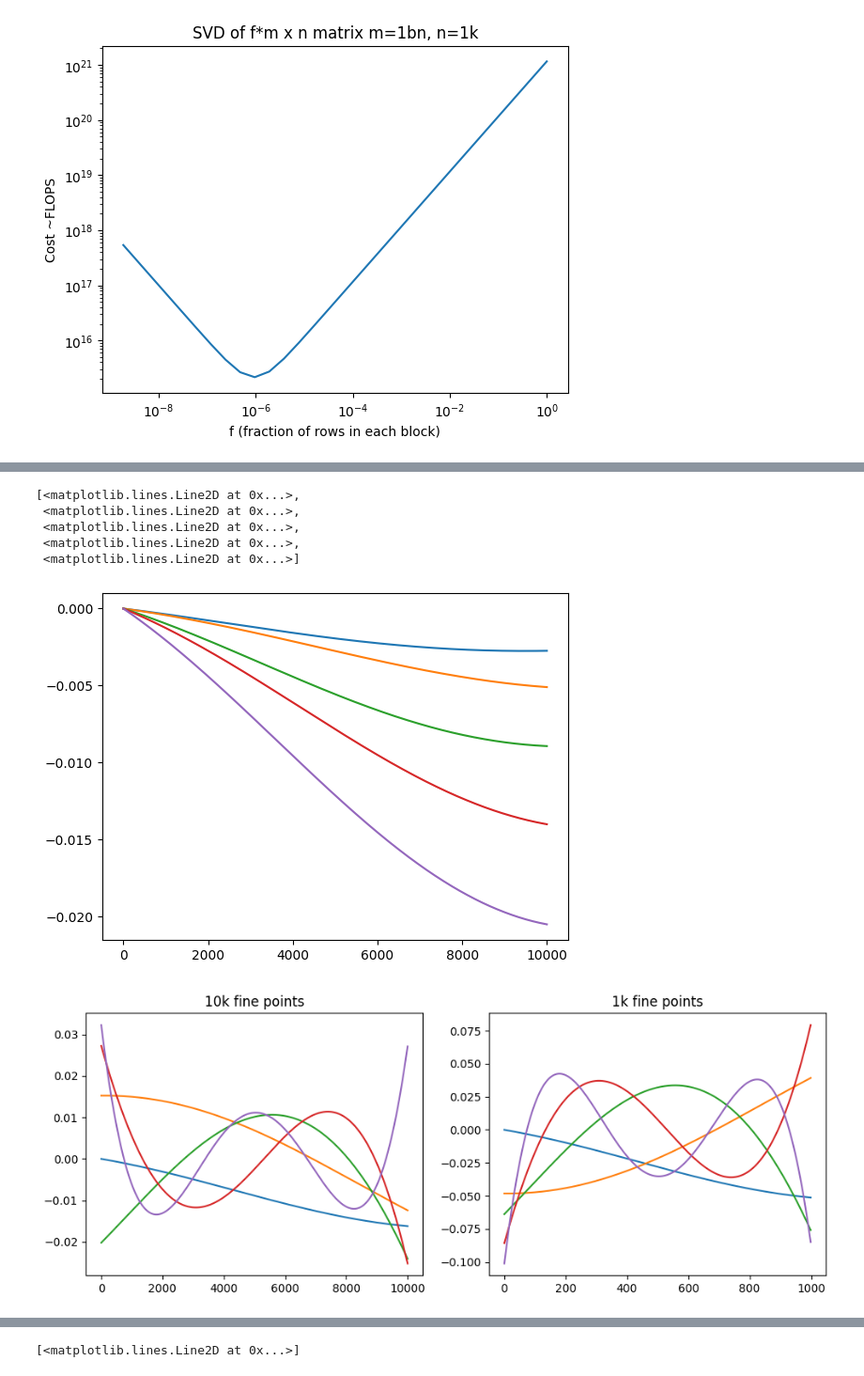
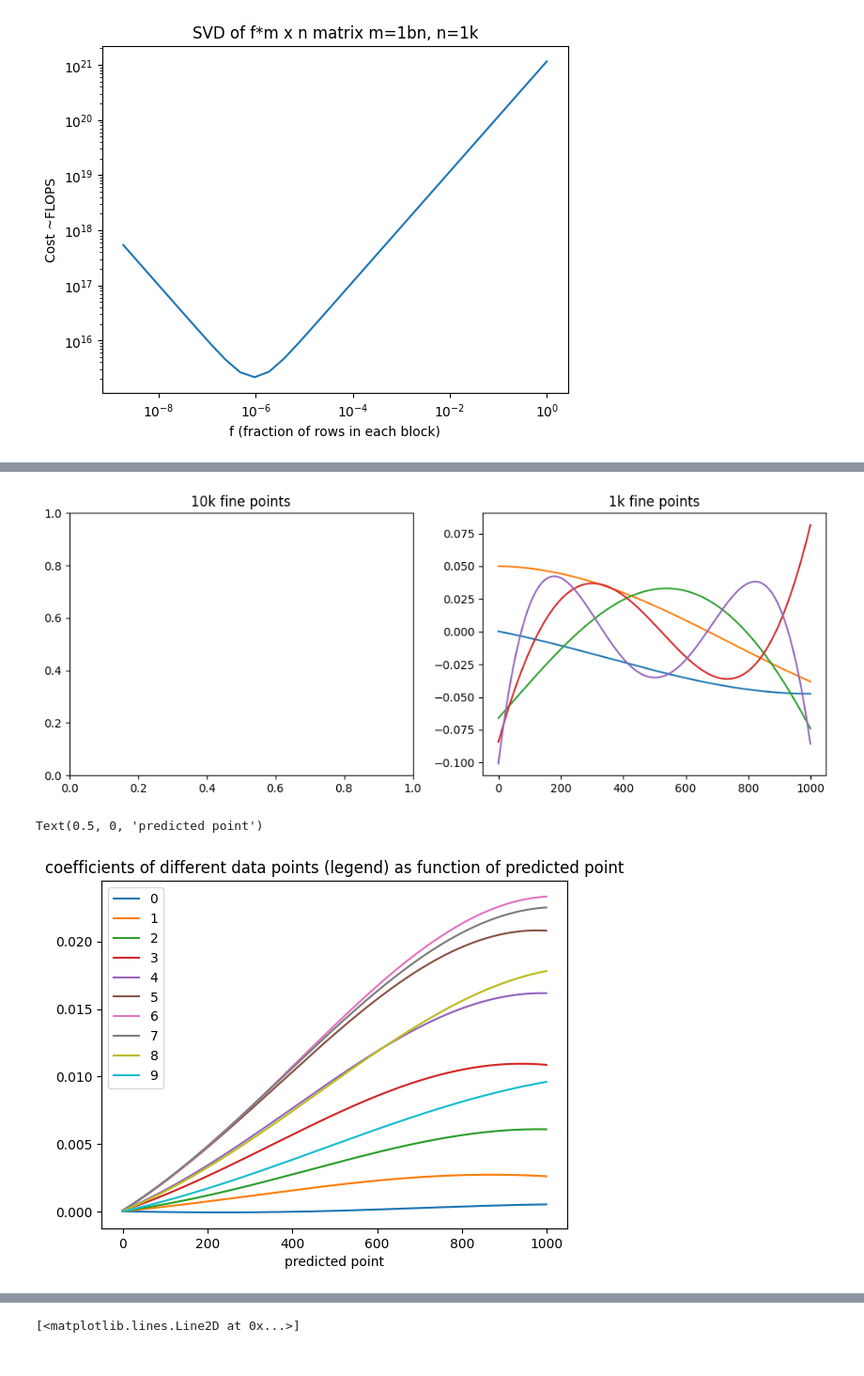
Before and after one commit to mohanagr/braindump, a Jupyter notebook: corr func flicker noise-SVD-data_gen.ipynb, the cells around one changed output, grey strips where cells are left out. Shown at 94% size. Cells and saved outputs as stored; diff of their text form; code cells hidden in the pictures.

```diff
--- a/corr func flicker noise-SVD-data_gen.ipynb
+++ b/corr func flicker noise-SVD-data_gen.ipynb
@@ -169,22 +178,22 @@ plt.colorbar()
-# %%
-plt.plot(coeff_arr[:,0:5])
-# %% [output]
-[<matplotlib.lines.Line2D at 0x...>,
- <matplotlib.lines.Line2D at 0x...>,
- <matplotlib.lines.Line2D at 0x...>,
- <matplotlib.lines.Line2D at 0x...>,
- <matplotlib.lines.Line2D at 0x...>]
-[figure, removed]
 # %%
 f=plt.gcf()
 f.set_size_inches(10,4)
 plt.subplot(121)
 plt.title("10k fine points")
-plt.plot(u[:,:5])
+# plt.plot(u[:,:5])
 plt.subplot(122)
 plt.title("1k fine points")
 plt.plot(u1[:,:5])
 plt.tight_layout()
 # %% [output]
-[figure, old version]
+[figure, new version]
+# %%
+plt.plot(coeff_arr[:,0:10],label=[0,1,2,3,4,5,6,7,8,9])
+plt.legend()
+plt.title("coefficients of different data points (legend) as function of predicted point")
+plt.xlabel("predicted point")
+# plt.xlim(0,10)
+# %% [output]
+Text(0.5, 0, 'predicted point')
+[figure, added]
 # %%
```
Also changed, not shown: parts of 24 cells of this notebook, 3 other files.
